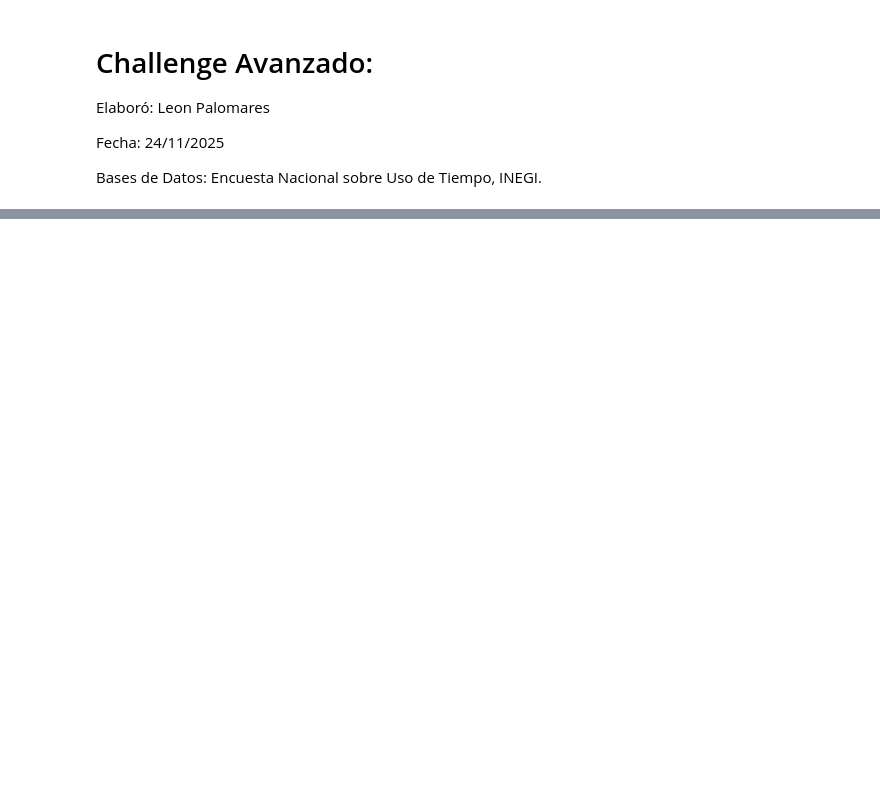
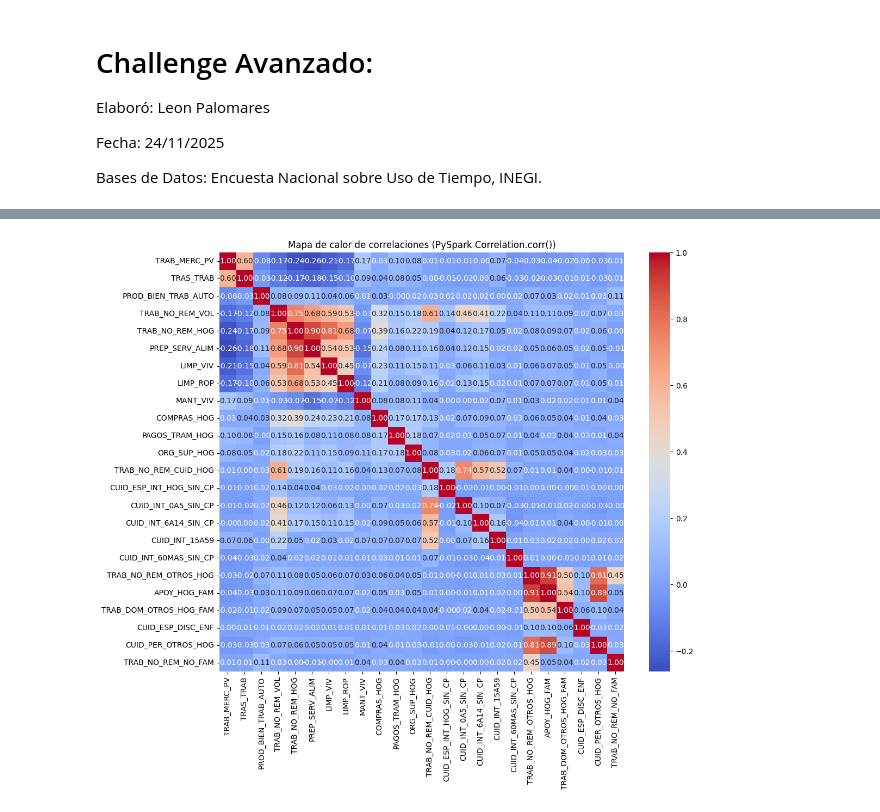
Before and after one commit to LMelkart/ProcessBigData25B_Palomares, a Jupyter notebook: Challenge Avanzado/ChallengeAvanzado.ipynb, the cells around one changed output, grey strips where cells are left out. Saved outputs shown, nothing was run; the diff lists cells and outputs as text; code cells hidden in the pictures; blank space fills up the shorter version.

```diff
--- a/Challenge Avanzado/ChallengeAvanzado.ipynb
+++ b/Challenge Avanzado/ChallengeAvanzado.ipynb
@@ -63,0 +237,43 @@ Número total de columnas restantes: 47
+# %%
+DF3 = df2[[
+    "TRAB_MERC_PV",
+    "TRAS_TRAB",
+    "PROD_BIEN_TRAB_AUTO",
+    "TRAB_NO_REM_VOL",
+    "TRAB_NO_REM_HOG",
+    "PREP_SERV_ALIM",
+    "LIMP_VIV",
+    "LIMP_ROP",
+    "MANT_VIV",
+    "COMPRAS_HOG",
+    "PAGOS_TRAM_HOG",
+    "ORG_SUP_HOG",
+    "TRAB_NO_REM_CUID_HOG",
+    "CUID_ESP_INT_HOG_SIN_CP",
+    "CUID_INT_0A5_SIN_CP",
+    "CUID_INT_6A14_SIN_CP",
+    "CUID_INT_15A59",
+    "CUID_INT_60MAS_SIN_CP",
+    "TRAB_NO_REM_OTROS_HOG",
+    "APOY_HOG_FAM",
+    "TRAB_DOM_OTROS_HOG_FAM",
+    "CUID_ESP_DISC_ENF",
+    "CUID_PER_OTROS_HOG",
+    "TRAB_NO_REM_NO_FAM"]
+]
+# %%
+assembler = VectorAssembler(inputCols=DF3.columns, outputCol="features")
+df_vec = assembler.transform(DF3)
+
+corr = Correlation.corr(df_vec, "features", "pearson")
+corr_pd = corr.collect()[0]["pearson(features)"].toArray()
+# %%
+# Convertir matriz a DataFrame con nombres de variables
+corr_df = pd.DataFrame(corr_pd, columns=DF3.columns, index=DF3.columns)
+
+plt.figure(figsize=(12, 10))
+sns.heatmap(corr_df, annot=True, fmt=".2f", cmap="coolwarm")
+plt.title("Mapa de calor de correlaciones (PySpark Correlation.corr())")
+plt.show()
+# %% [output]
+[figure, added]
```
Also changed, not shown: parts of 25 cells of this notebook.
